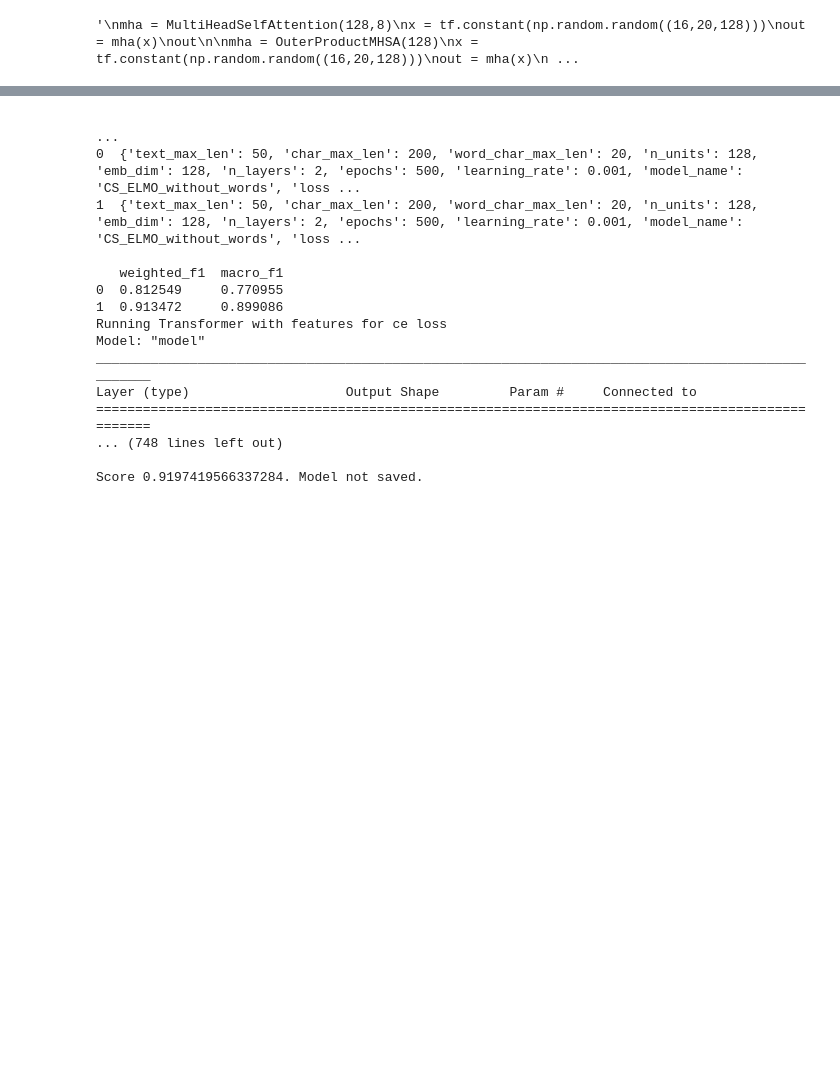
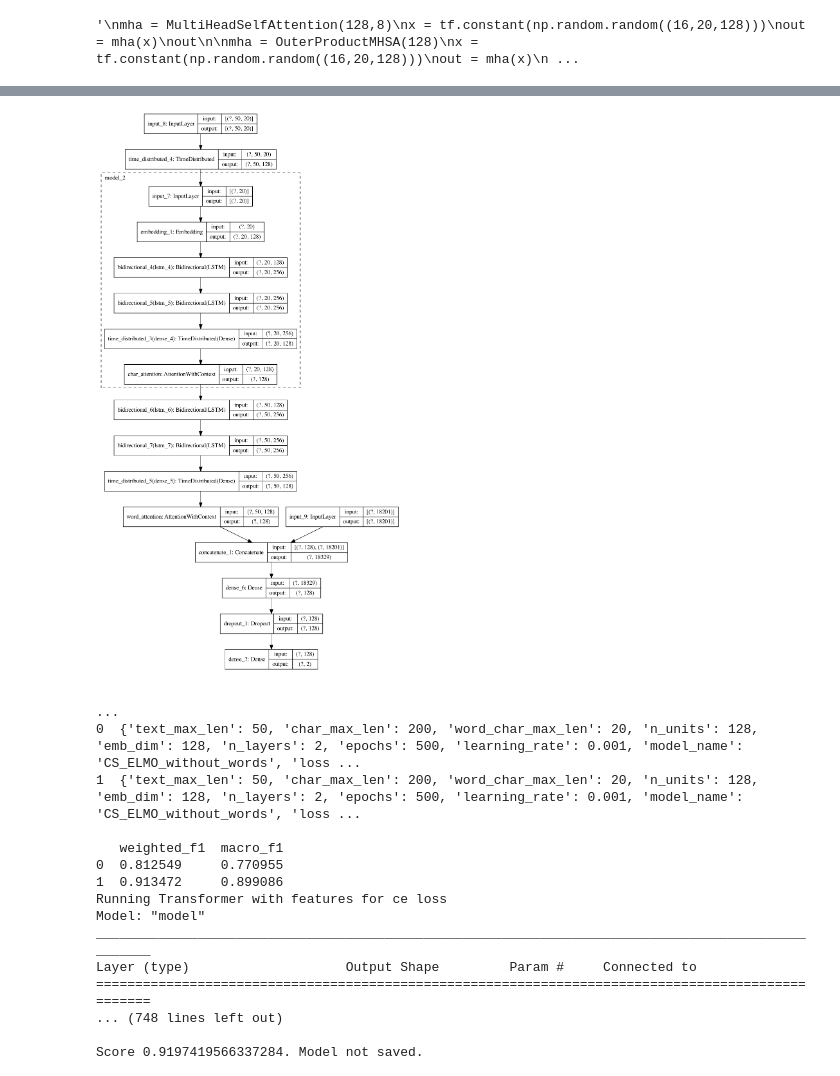
Before and after one commit to victor7246/Hinglish_Hate_Detection, a Jupyter notebook: notebooks/experiments_hate.ipynb, the cells around one changed output, grey strips where cells are left out. Saved outputs shown, nothing was run; the diff lists cells and outputs as text; code cells hidden in the pictures; blank space fills up the shorter version.

```diff
--- a/notebooks/experiments_hate.ipynb
+++ b/notebooks/experiments_hate.ipynb
@@ -381,0 +421,4 @@ _has_wandb = False
+# %%
+model = HAN(word_vocab_size=n_words,char_vocab_size=n_chars,wpe_vocab_size=n_subwords, n_out=n_out,vectorizer_shape=tfidf_shape, max_word_char_len=args.max_word_char_len,\
+                                             max_text_len=args.max_text_len, max_char_len=args.max_char_len,\
+                                             n_layers=args.n_layers, n_units=args.n_units, emb_dim=args.emb_dim)
@@ -382,3 +445,15 @@ _has_wandb = False
+# %%
+tf.keras.utils.plot_model(
+    model,
+    to_file="model.png",
+    show_shapes=True,
+    show_layer_names=True,
+    rankdir="TB",
+    expand_nested=True,
+    dpi=96,
+)
+# %% [output]
+[figure, added]
 # %%
 if os.path.exists(os.path.join(args.model_save_path,'results.csv')):
   results = pd.read_csv(os.path.join(args.model_save_path,'results.csv'))
```
Also changed, not shown: parts of 5 cells of this notebook, 8 other files.
